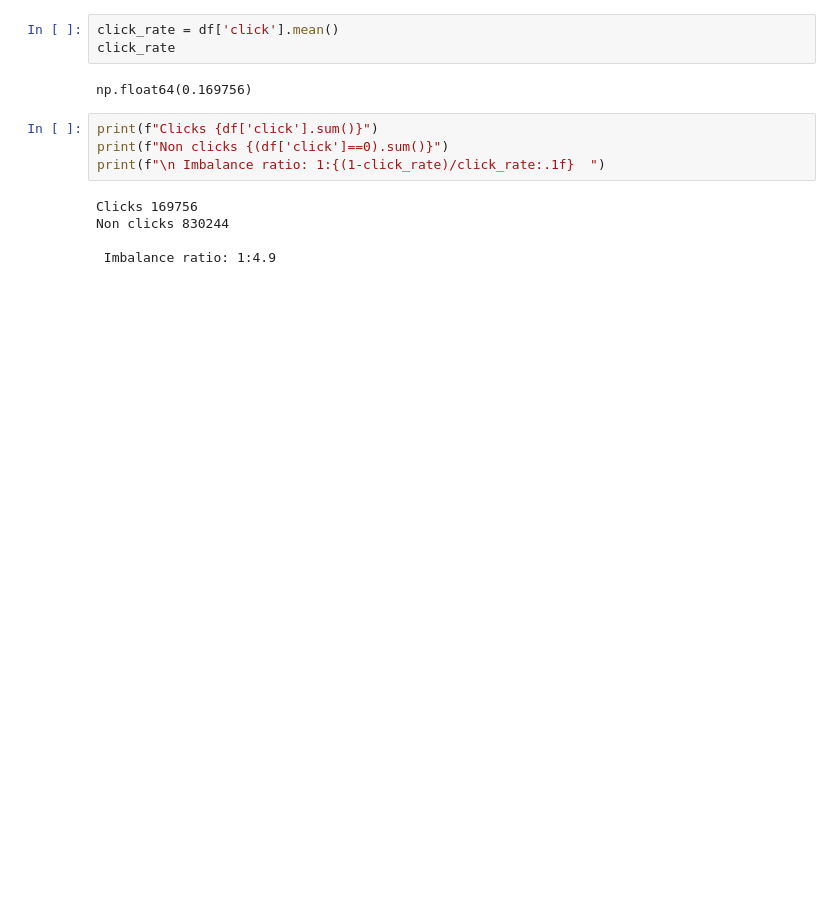
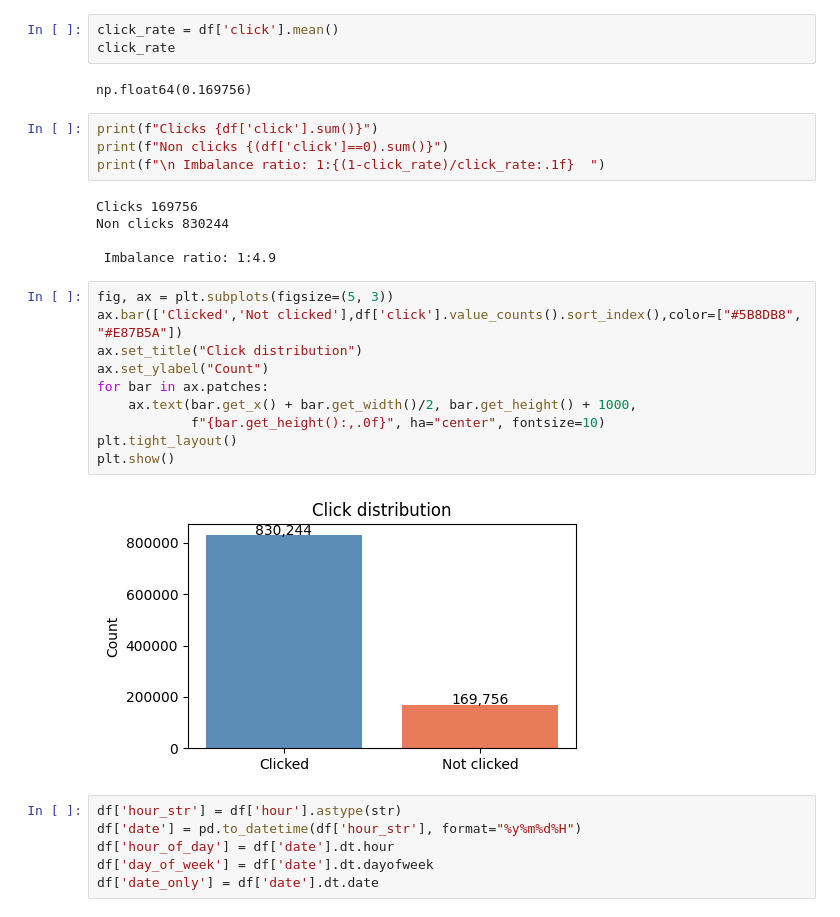
Before and after one commit to srinijamadireddy19/Click-Through-Rate-Prediction, a Jupyter notebook: ctr-prediction.ipynb, the cells around one changed output. Cells and saved outputs as stored; diff of their text form; blank space fills up the shorter version.

```diff
--- a/ctr-prediction.ipynb
+++ b/ctr-prediction.ipynb
@@ -140,3 +142,21 @@ Clicks 169756
 Non clicks 830244
 
  Imbalance ratio: 1:4.9
+# %%
+fig, ax = plt.subplots(figsize=(5, 3))
+ax.bar(['Clicked','Not clicked'],df['click'].value_counts().sort_index(),color=["#5B8DB8", "#E87B5A"])
+ax.set_title("Click distribution")
+ax.set_ylabel("Count")
+for bar in ax.patches:
+    ax.text(bar.get_x() + bar.get_width()/2, bar.get_height() + 1000,
+            f"{bar.get_height():,.0f}", ha="center", fontsize=10)
+plt.tight_layout()
+plt.show()
+# %% [output]
+[figure, added]
+# %%
+df['hour_str'] = df['hour'].astype(str)
+df['date'] = pd.to_datetime(df['hour_str'], format="%y%m%d%H")
+df['hour_of_day'] = df['date'].dt.hour
+df['day_of_week'] = df['date'].dt.dayofweek
+df['date_only'] = df['date'].dt.date
```
Also changed, not shown: parts of 14 cells of this notebook.
